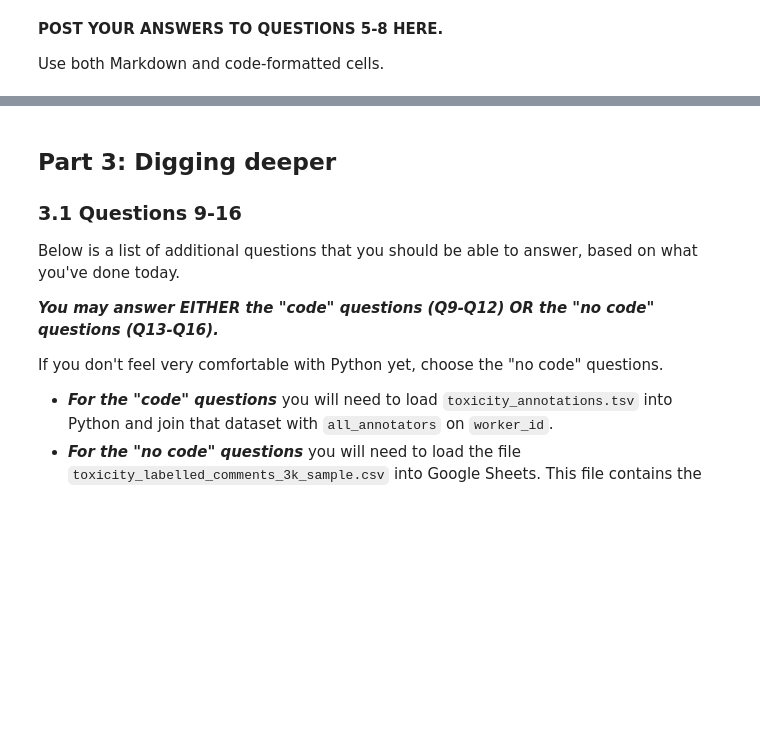
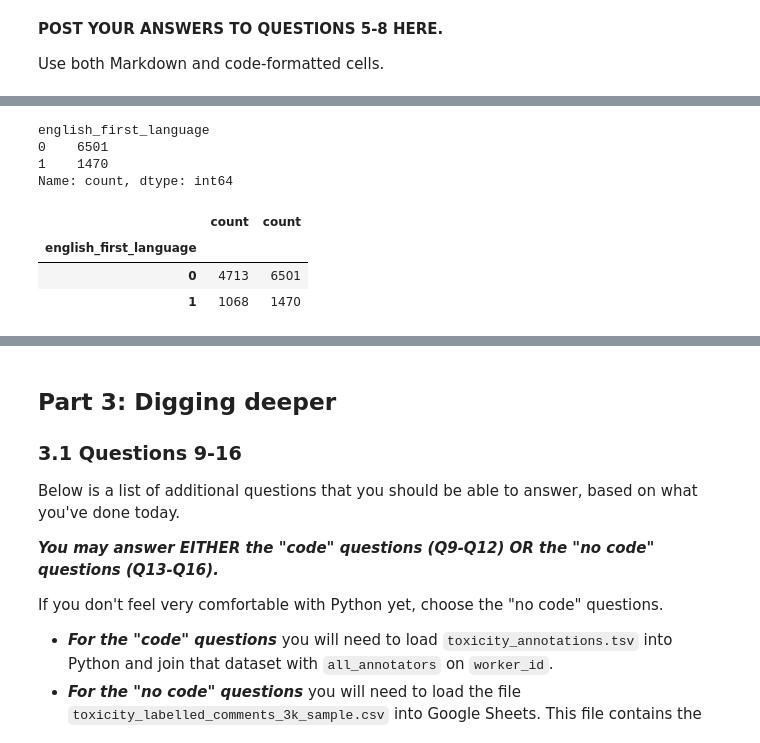
Before and after one commit to chyu05/hcde-410, a Jupyter notebook: A2/hcde410-a2.ipynb, the cells around one changed output, grey strips where cells are left out. Saved outputs shown, nothing was run; the diff lists cells and outputs as text; code cells hidden in the pictures; blank space fills up the shorter version.

```diff
--- a/A2/hcde410-a2.ipynb
+++ b/A2/hcde410-a2.ipynb
@@ -501,0 +555,14 @@ Use both Markdown and code-formatted cells.
+# %%
+fl2 = aa2["english_first_language"].value_counts()
+fl_combined = pd.concat([fl, fl2], axis=1)
+print(fl2)
+fl_combined
+# %% [output]
+english_first_language
+0    6501
+1    1470
+Name: count, dtype: int64
+|  | count | count |
+| english_first_language |  |  |
+| 0 | 4713 | 6501 |
+| 1 | 1068 | 1470 |
```
Also changed, not shown: parts of 11 cells of this notebook.
